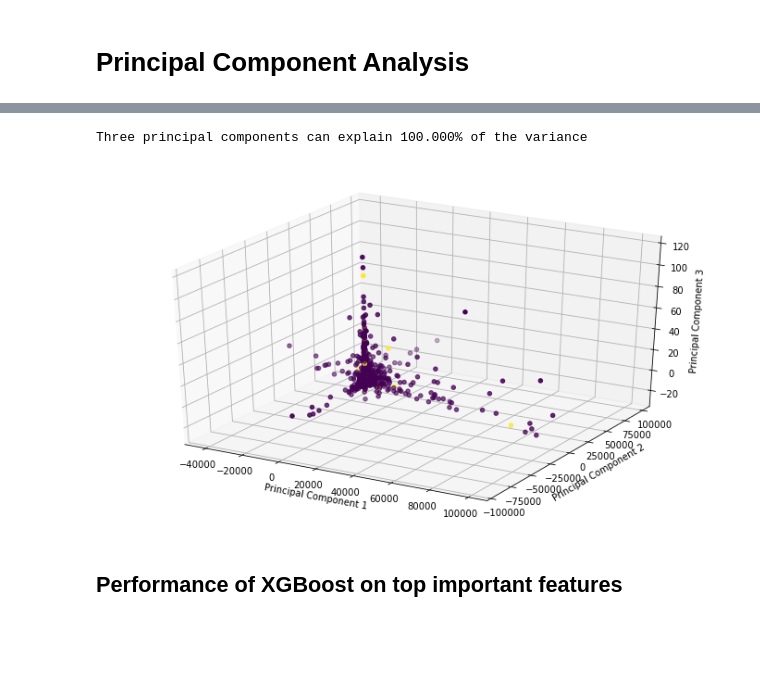
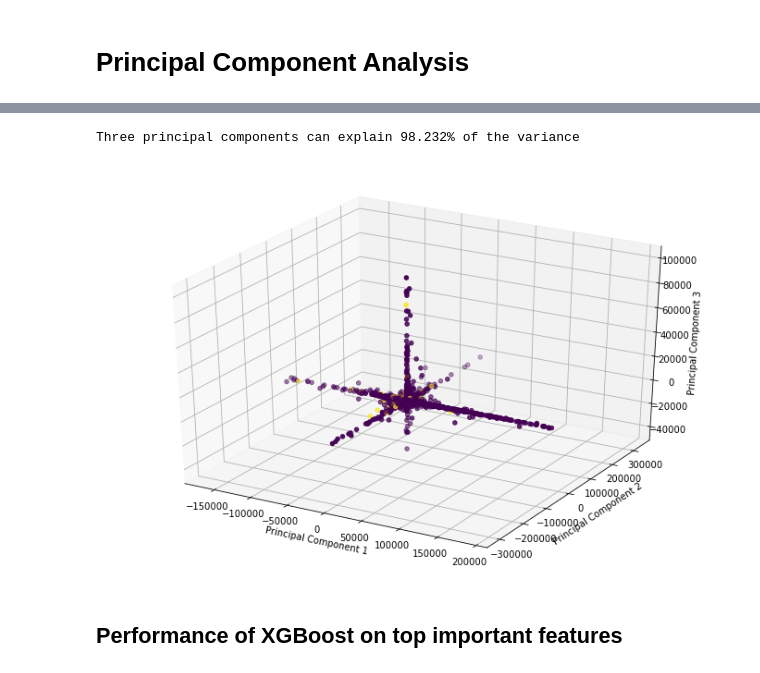
Before and after one commit to devarajphukan/bankruptcy_classification, a Jupyter notebook: bankruptcy_classification.ipynb, the cells around one changed output, grey strips where cells are left out. Cells and saved outputs as stored; diff of their text form; code cells hidden in the pictures; blank space fills up the shorter version.

```diff
--- a/bankruptcy_classification.ipynb
+++ b/bankruptcy_classification.ipynb
@@ -117,7 +133,7 @@ y_holdout_test.shape
 # Impute Missing Values using KNNImputer
 # %%
 def impute_vals(df):
-    imputer = KNNImputer(n_neighbors=10, weights="uniform")
+    imputer = KNNImputer(n_neighbors=10, weights="distance")
     imputed_data = imputer.fit_transform(df)
     return(pd.DataFrame(imputed_data, index=df.index, columns=df.columns))
 # %%
@@ -333,24 +349,24 @@ sns.scatterplot(Wx, Wy, hue=y_train, legend='full');
 # %%
 pca = PCA(n_components=3)
-pca_result = pca.fit_transform(X_train[important_columns])
+pca_result = pca.fit_transform(X_train)
 
 print(f"Three principal components can explain {pca.explained_variance_ratio_.sum() * 100:.3f}% of the variance")
 # %% [output]
-Three principal components can explain 100.000% of the variance
+Three principal components can explain 98.232% of the variance
 # %%
-ax = plt.figure(figsize=(12,7)).gca(projection='3d')
+ax = plt.figure(figsize=(12,8)).gca(projection='3d')
 ax.scatter(
     xs=pca_result[:,0],
     ys=pca_result[:,1],
     zs=pca_result[:,2],
     c=y_train
 )
 ax.set_xlabel('Principal Component 1')
 ax.set_ylabel('Principal Component 2')
 ax.set_zlabel('Principal Component 3')
 plt.show()
 # %% [output]
-[figure, old version]
+[figure, new version]
 # %% [markdown]
 ## Performance of XGBoost on top important features
 # %%
```
Also changed, not shown: parts of 23 cells of this notebook.
